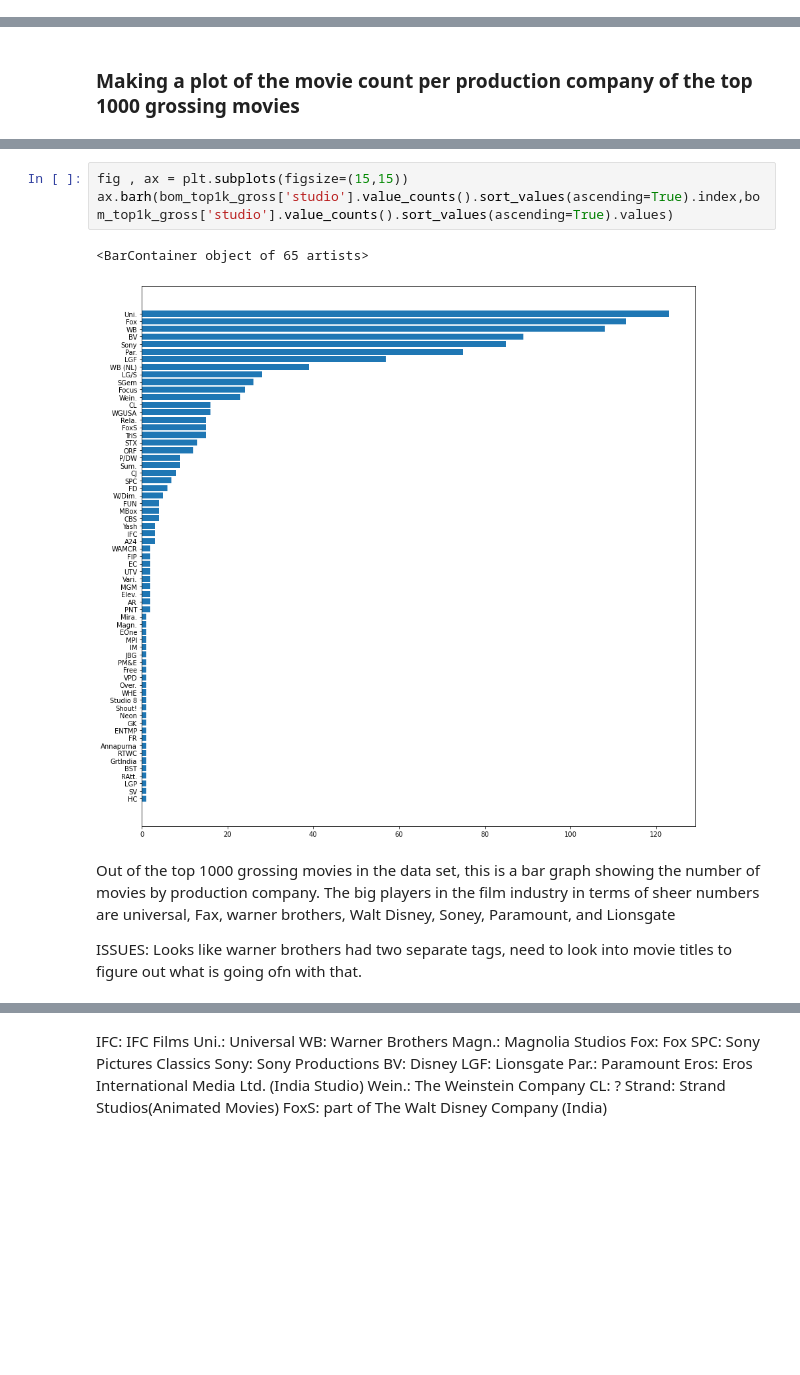
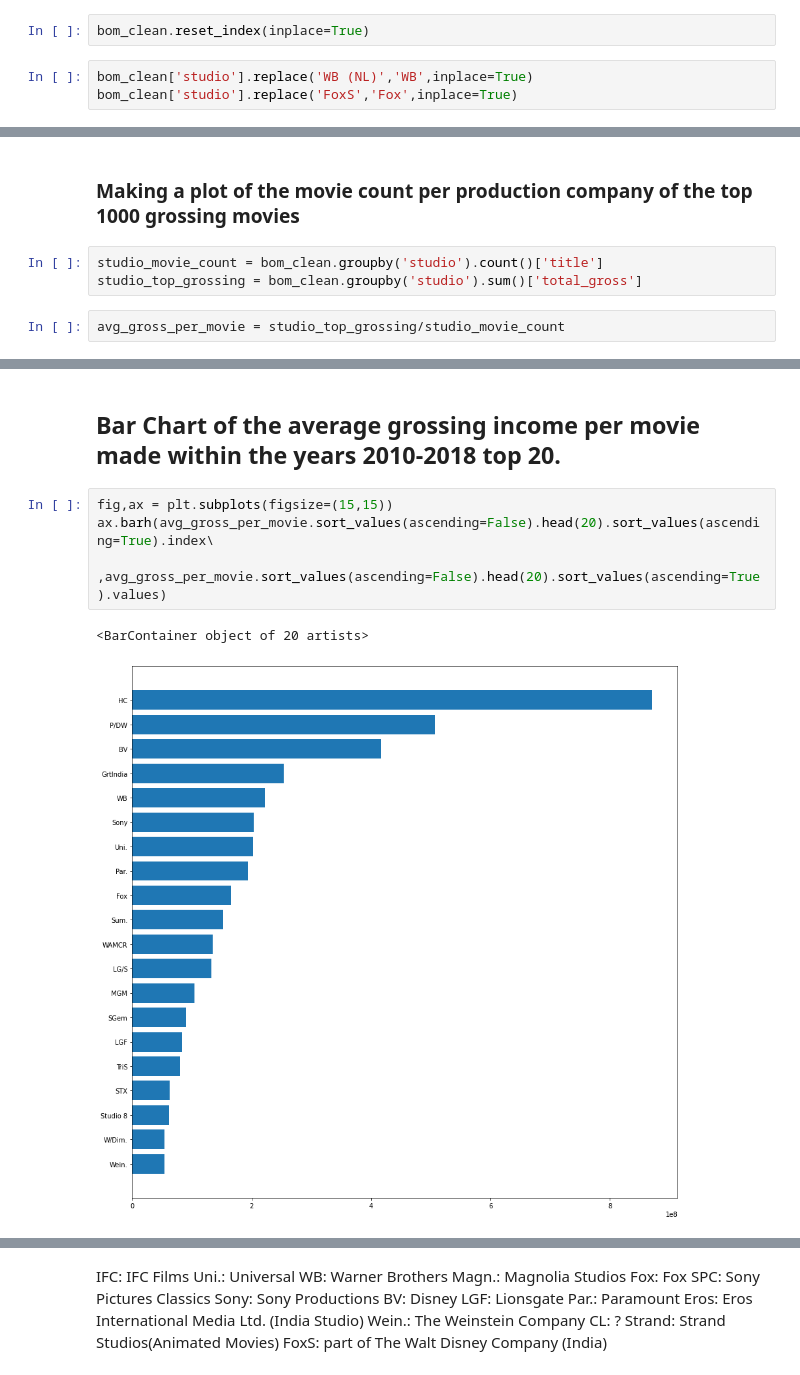
Before and after one commit to JCherryA050/phase_1_project, a Jupyter notebook: working_notebooks/project_notebook_ajc.ipynb, the cells around one changed output, grey strips where cells are left out. Drawn from its saved outputs; the diff is of its cells as text; blank space fills up the shorter version.

Commit message:
Added analysis on Mojo, Numbers, joined datasets

```diff
--- a/working_notebooks/project_notebook_ajc.ipynb
+++ b/working_notebooks/project_notebook_ajc.ipynb
@@ -112,0 +104,5 @@ bom_top1k_gross = bom_clean.sort_values('total_gross',ascending=False).head(1000
+# %%
+bom_clean.reset_index(inplace=True)
+# %%
+bom_clean['studio'].replace('WB (NL)','WB',inplace=True)
+bom_clean['studio'].replace('FoxS','Fox',inplace=True)
@@ -115,2 +118,7 @@ bom_top1k_gross = bom_clean.sort_values('total_gross',ascending=False).head(1000
 # %% [markdown]
 ### Making a plot of the movie count per production company of the top 1000 grossing movies
+# %%
+studio_movie_count = bom_clean.groupby('studio').count()['title']
+studio_top_grossing = bom_clean.groupby('studio').sum()['total_gross']
+# %%
+avg_gross_per_movie = studio_top_grossing/studio_movie_count
@@ -117,10 +152,9 @@ bom_top1k_gross = bom_clean.sort_values('total_gross',ascending=False).head(1000
+# %% [markdown]
+## Bar Chart of the average grossing income per movie made within the years 2010-2018 top 20.
 # %%
-fig , ax = plt.subplots(figsize=(15,15))
-ax.barh(bom_top1k_gross['studio'].value_counts().sort_values(ascending=True).index,bom_top1k_gross['studio'].value_counts().sort_values(ascending=True).values)
+fig,ax = plt.subplots(figsize=(15,15))
+ax.barh(avg_gross_per_movie.sort_values(ascending=False).head(20).sort_values(ascending=True).index\
+    ,avg_gross_per_movie.sort_values(ascending=False).head(20).sort_values(ascending=True).values)
 # %% [output]
-<BarContainer object of 65 artists>
+<BarContainer object of 20 artists>
-[figure, old version]
+[figure, new version]
-# %% [markdown]
-Out of the top 1000 grossing movies in the data set, this is a bar graph showing the number of movies by production company. The big players in the film industry in terms of sheer numbers are universal, Fax, warner brothers, Walt Disney, Soney, Paramount, and Lionsgate
-
-ISSUES: Looks like warner brothers had two separate tags, need to look into movie titles to figure out what is going ofn with that.
```
Also changed, not shown: parts of 75 cells of this notebook.
